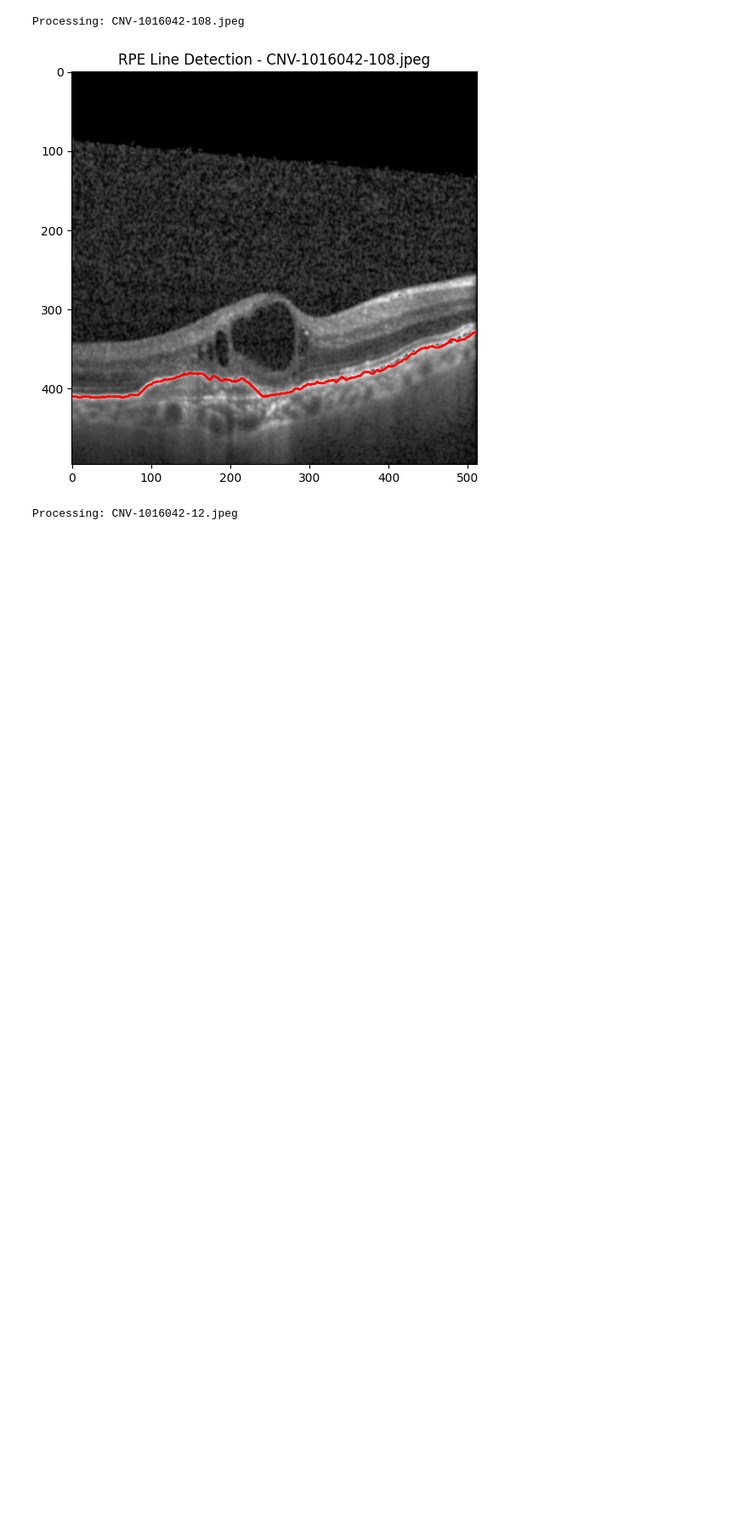
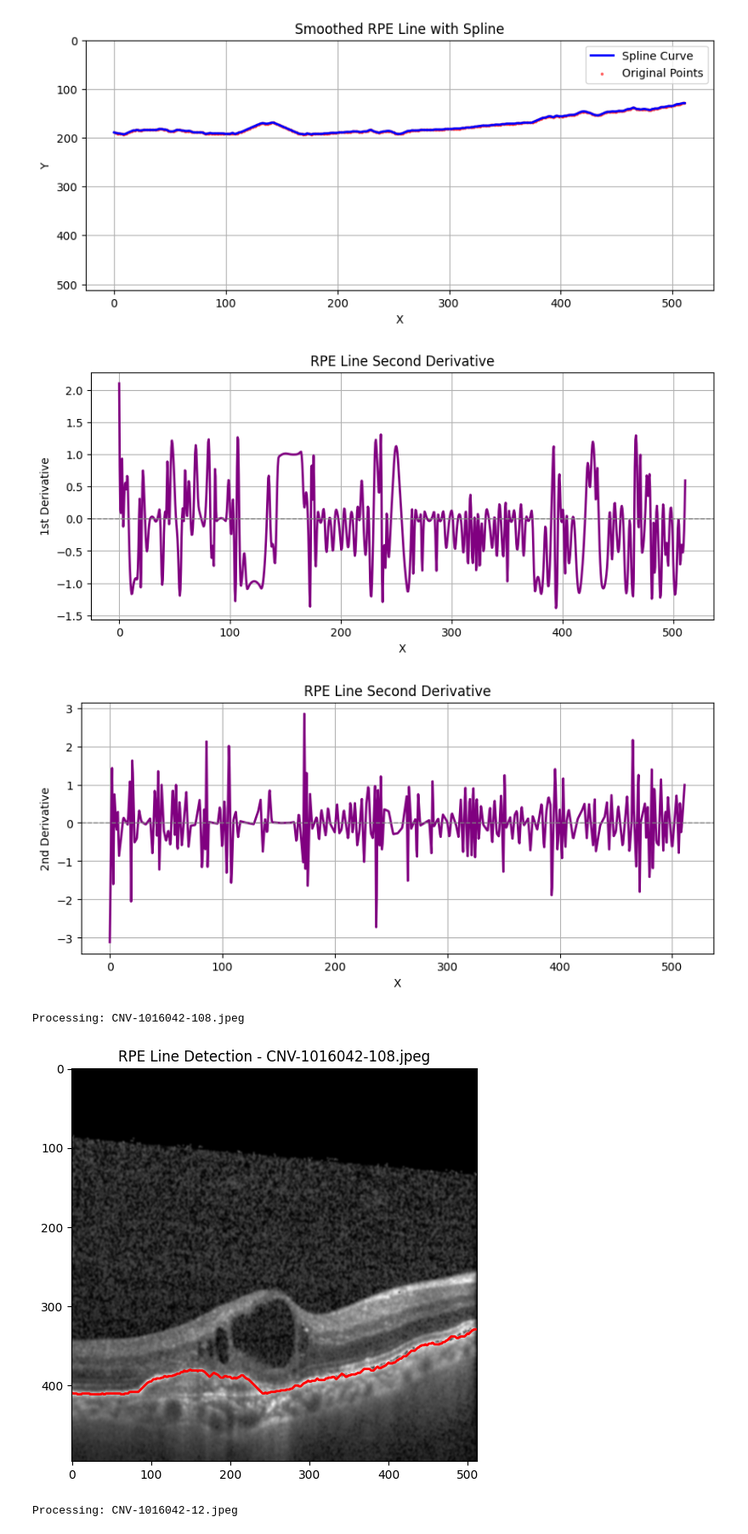
Before and after one commit to ammaster10s/Year4, a Jupyter notebook: CNVresearch/Postprocessing/rpedetection.ipynb, the cells around one changed output. Shown at 85% size. Cells and saved outputs as stored; diff of their text form; code cells hidden in the pictures; blank space fills up the shorter version.

```diff
--- a/CNVresearch/Postprocessing/rpedetection.ipynb
+++ b/CNVresearch/Postprocessing/rpedetection.ipynb
@@ -231,3 +254,41 @@ def extract_rpe_line(image_path):
+# %%
+from scipy.interpolate import UnivariateSpline
+import numpy as np
+import matplotlib.pyplot as plt
+
+def plot_rpe_derivative(xs, ys, smooth_factor=10, title="RPE Line Derivative", derivative_order=1):
+    xs = np.array(xs)
+    ys = np.array(ys)
+
+    # Fit spline to the original RPE line
+    spline = UnivariateSpline(xs, ys, s=smooth_factor)
+
+    # Create smooth x-axis for plotting
+    xs_smooth = np.linspace(xs.min(), xs.max(), 1000)
+
+    # Calculate derivative of specified order
+    ys_deriv = spline.derivative(n=derivative_order)(xs_smooth)
+
+    # Plot the derivative
+    plt.figure(figsize=(10, 4))
+    plt.plot(xs_smooth, ys_deriv, color='purple', linewidth=2)
+    plt.axhline(0, color='gray', linestyle='--', linewidth=1)
+    plt.title(title)
+    plt.xlabel('X')
+    plt.ylabel(f'{derivative_order}{"st" if derivative_order==1 else "nd" if derivative_order==2 else "th"} Derivative')
+
+    # Don't set ylim to ys min/max as that's for the original curve, not the derivative
+    # Instead, let matplotlib auto-scale to the derivative values
+    plt.grid(True)
+    plt.show()
+# %%
+plot_rpe_spline(xs, ys, smooth_factor=10, title="Smoothed RPE Line with Spline")
+plot_rpe_derivative(xs, ys, smooth_factor=10, title="RPE Line Second Derivative", derivative_order=1)
+plot_rpe_derivative(xs, ys, smooth_factor=10, title="RPE Line Second Derivative", derivative_order=2)
+# %% [output]
+[figure, added]
+[figure, added]
+[figure, added]
 # %%
 import os
 import matplotlib.pyplot as plt
```
Also changed, not shown: parts of 3 cells of this notebook.
